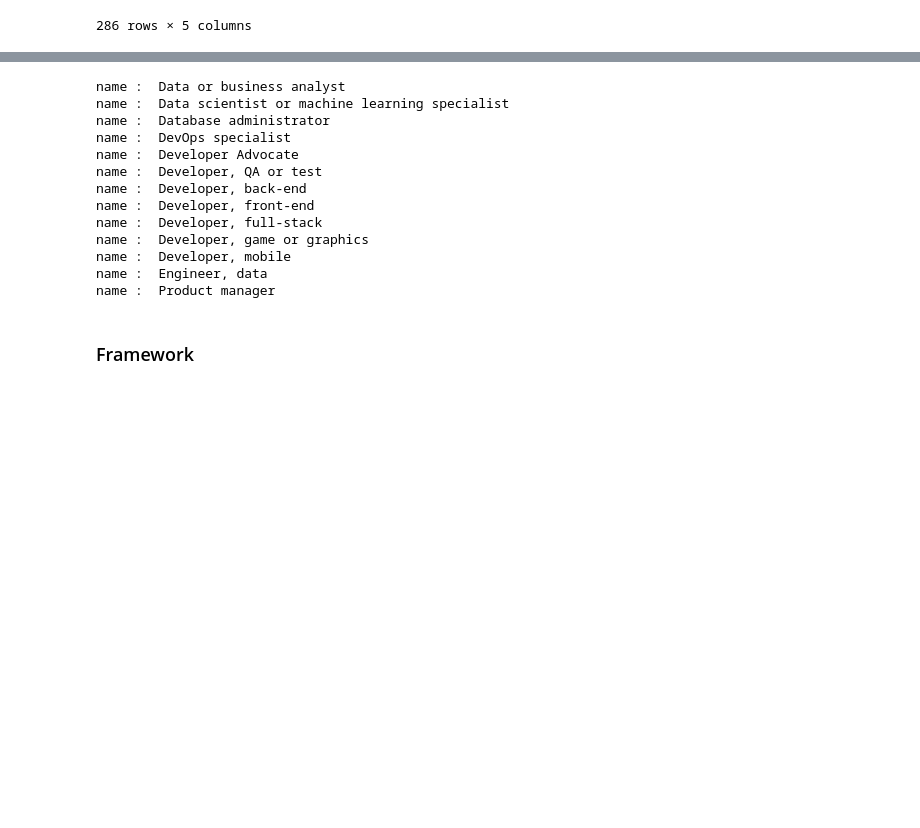
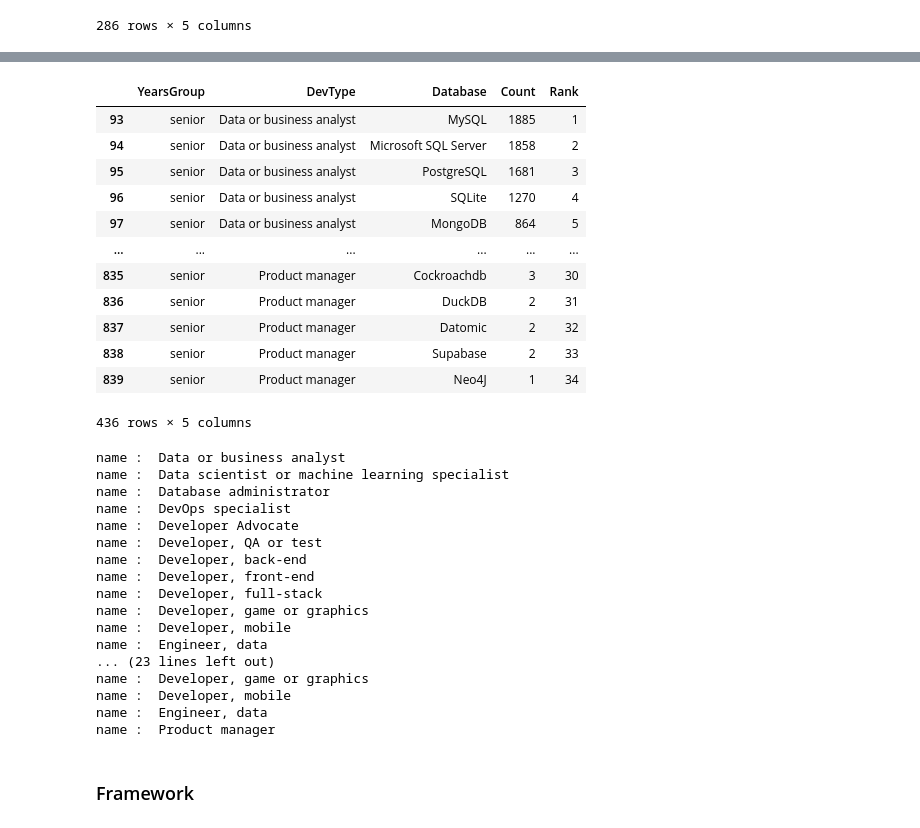
Before and after one commit to so3659/To-Be-Developers, a Jupyter notebook: data-processing/merge.ipynb, the cells around one changed output, grey strips where cells are left out. Saved outputs shown, nothing was run; the diff lists cells and outputs as text; code cells hidden in the pictures; blank space fills up the shorter version.

```diff
--- a/data-processing/merge.ipynb
+++ b/data-processing/merge.ipynb
@@ -198,3 +266,13 @@ junior_UX_UI_Designer_df=pd.read_csv('../created_csv/junior/junior_UX-UI-Designe
+# %%
+senior_data_business_analyst_df=pd.read_csv('../created_csv/senior/senior_Data-or-business-analyst_db_percentages_df.csv')
+senior_database_administrator_df=pd.read_csv('../created_csv/senior/senior_Database-administrator_db_percentages_df.csv')
+senior_developer_advocate_df=pd.read_csv('../created_csv/senior/senior_Developer-Advocate_db_percentages_df.csv')
+senior_Developer_back_end_df=pd.read_csv('../created_csv/senior/senior_Developer-back-end_db_percentages_df.csv')
+senior_Developer_front_end_df=pd.read_csv('../created_csv/senior/senior_Developer-front-end_db_percentages_df.csv')
+senior_Developer_full_stack_df=pd.read_csv('../created_csv/senior/senior_Developer-full-stack_db_percentages_df.csv')
+senior_Developer_mobile_df=pd.read_csv('../created_csv/senior/senior_Developer-mobile_db_percentages_df.csv')
+senior_DevOps_specialist_df=pd.read_csv('../created_csv/senior/senior_DevOps-specialist_db_percentages_df.csv')
+senior_UX_UI_Designer_df=pd.read_csv('../created_csv/senior/senior_UX-UI-Designer_db_percentages_df.csv')
 # %%
 update_counts(junior_filtered_devtype_database_df, junior_data_business_analyst_df, 'Database', 'db', 'Data or business analyst', 'Count')
 update_counts(junior_filtered_devtype_database_df, junior_database_administrator_df, 'Database', 'db', 'Database administrator', 'Count')
@@ -222,5 +324,31 @@ update_counts(junior_filtered_devtype_database_df, junior_UX_UI_Designer_df, 'Da
+# %%
+update_counts(senior_filtered_devtype_database_df, senior_data_business_analyst_df, 'Database', 'db', 'Data or business analyst', 'Count')
+update_counts(senior_filtered_devtype_database_df, senior_database_administrator_df, 'Database', 'db', 'Database administrator', 'Count')
+update_counts(senior_filtered_devtype_database_df, senior_developer_advocate_df, 'Database', 'db', 'Developer Advocate', 'Count')
+update_counts(senior_filtered_devtype_database_df, senior_Developer_back_end_df, 'Database', 'db', 'Developer, back-end', 'Count')
+update_counts(senior_filtered_devtype_database_df, senior_Developer_front_end_df, 'Database', 'db', 'Developer, front-end', 'Count')
+update_counts(senior_filtered_devtype_database_df, senior_Developer_full_stack_df, 'Database', 'db', 'Developer, full-stack', 'Count')
+update_counts(senior_filtered_devtype_database_df, senior_Developer_mobile_df, 'Database', 'db', 'Developer, mobile', 'Count')
+update_counts(senior_filtered_devtype_database_df, senior_DevOps_specialist_df, 'Database', 'db', 'DevOps specialist', 'Count')
+update_counts(senior_filtered_devtype_database_df, senior_UX_UI_Designer_df, 'Database', 'db', 'UX / UI Designer', 'Count')
+# %% [output]
+|  | YearsGroup | DevType | Database | Count | Rank |
+| 93 | senior | Data or business analyst | MySQL | 1885 | 1 |
+| 94 | senior | Data or business analyst | Microsoft SQL Server | 1858 | 2 |
+| 95 | senior | Data or business analyst | PostgreSQL | 1681 | 3 |
+| 96 | senior | Data or business analyst | SQLite | 1270 | 4 |
+| 97 | senior | Data or business analyst | MongoDB | 864 | 5 |
+| ... | ... | ... | ... | ... | ... |
+| 835 | senior | Product manager | Cockroachdb | 3 | 30 |
+| 836 | senior | Product manager | DuckDB | 2 | 31 |
+| 837 | senior | Product manager | Datomic | 2 | 32 |
+| 838 | senior | Product manager | Supabase | 2 | 33 |
+| 839 | senior | Product manager | Neo4J | 1 | 34 |
+436 rows × 5 columns
 # %%
 save_grouped_data_to_csv(junior_filtered_devtype_database_df, 'DevType', ['DevType', 'YearsGroup'], 'junior')
+save_grouped_data_to_csv(middle_filtered_devtype_database_df, 'DevType', ['DevType', 'YearsGroup'], 'middle')
+save_grouped_data_to_csv(senior_filtered_devtype_database_df, 'DevType', ['DevType', 'YearsGroup'], 'senior')
 # %% [output]
 name :  Data or business analyst
 name :  Data scientist or machine learning specialist
@@ -234,6 +362,10 @@ name :  Developer, full-stack
 name :  Developer, game or graphics
 name :  Developer, mobile
 name :  Engineer, data
+... (23 lines left out)
+name :  Developer, game or graphics
+name :  Developer, mobile
+name :  Engineer, data
 name :  Product manager
 # %% [markdown]
 ### Framework
```
Also changed, not shown: parts of 38 cells of this notebook.
